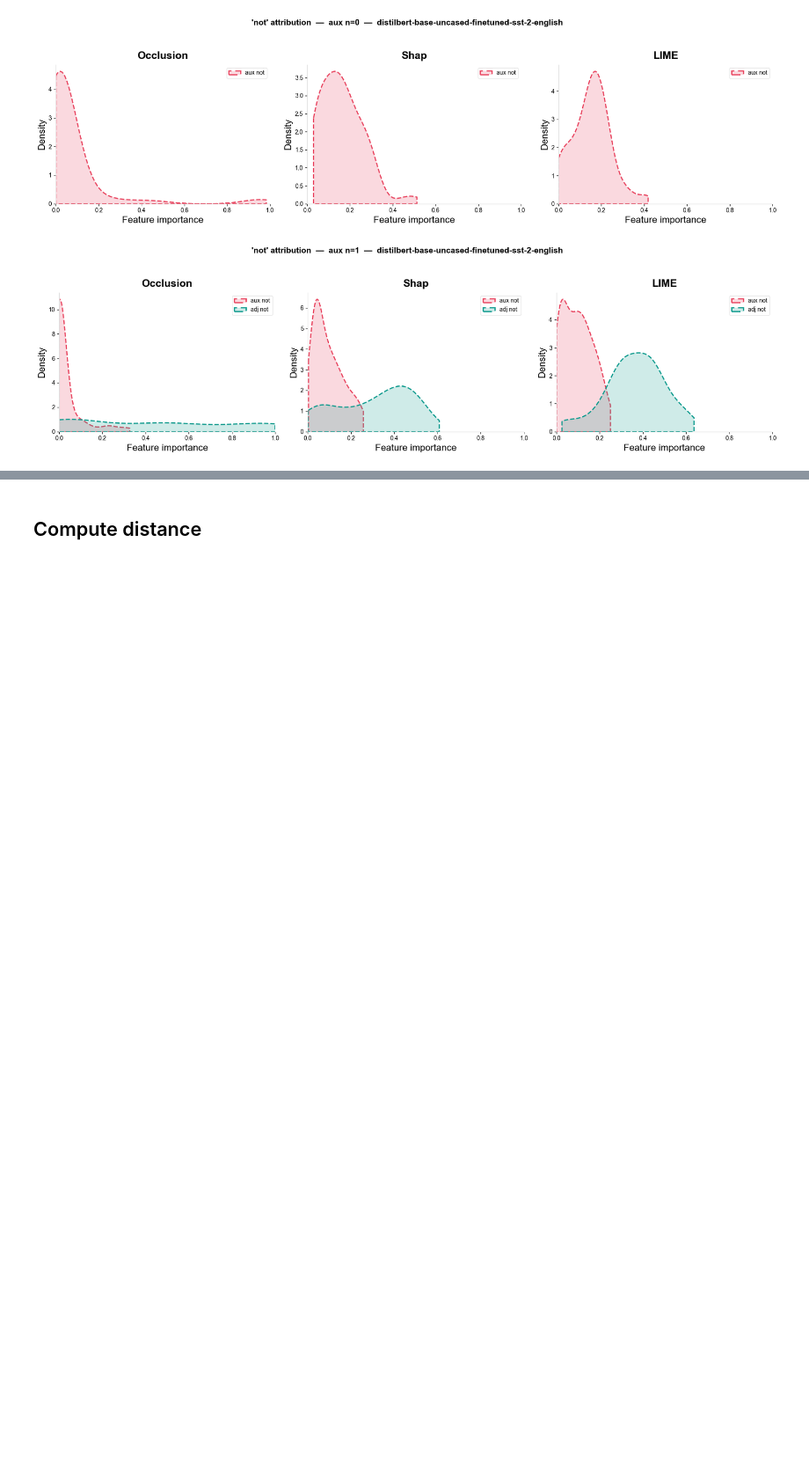
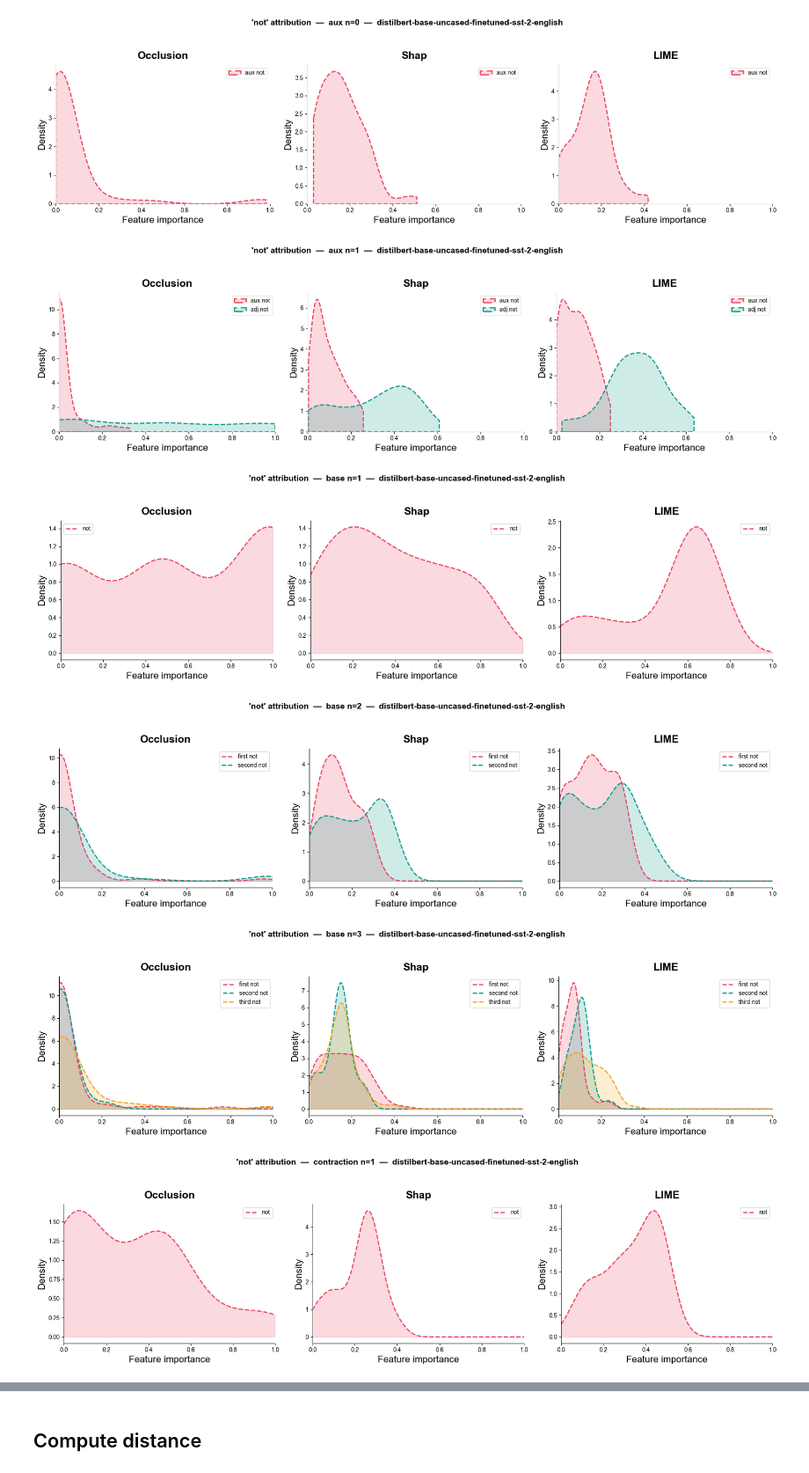
Before and after one commit to elenipapadopulos/xai-nlp, a Jupyter notebook: Experiments.ipynb, the cells around one changed output, grey strips where cells are left out. Shown at 88% size. Drawn from its saved outputs; the diff is of its cells as text; code cells hidden in the pictures; blank space fills up the shorter version.

```diff
--- a/Experiments.ipynb
+++ b/Experiments.ipynb
@@ -249,3 +303,10 @@ plot_not_attribution(MODELS["distilbert"])
 [figure]
 [figure]
 [figure]
+# %%
+plot_not_attribution_normalized(MODELS["distilbert"])
+# %% [output]
+[figure, added]
+[figure, added]
+[figure, added]
+[figure, added]
```
Also changed, not shown: parts of 3 cells of this notebook, 17 other files.
